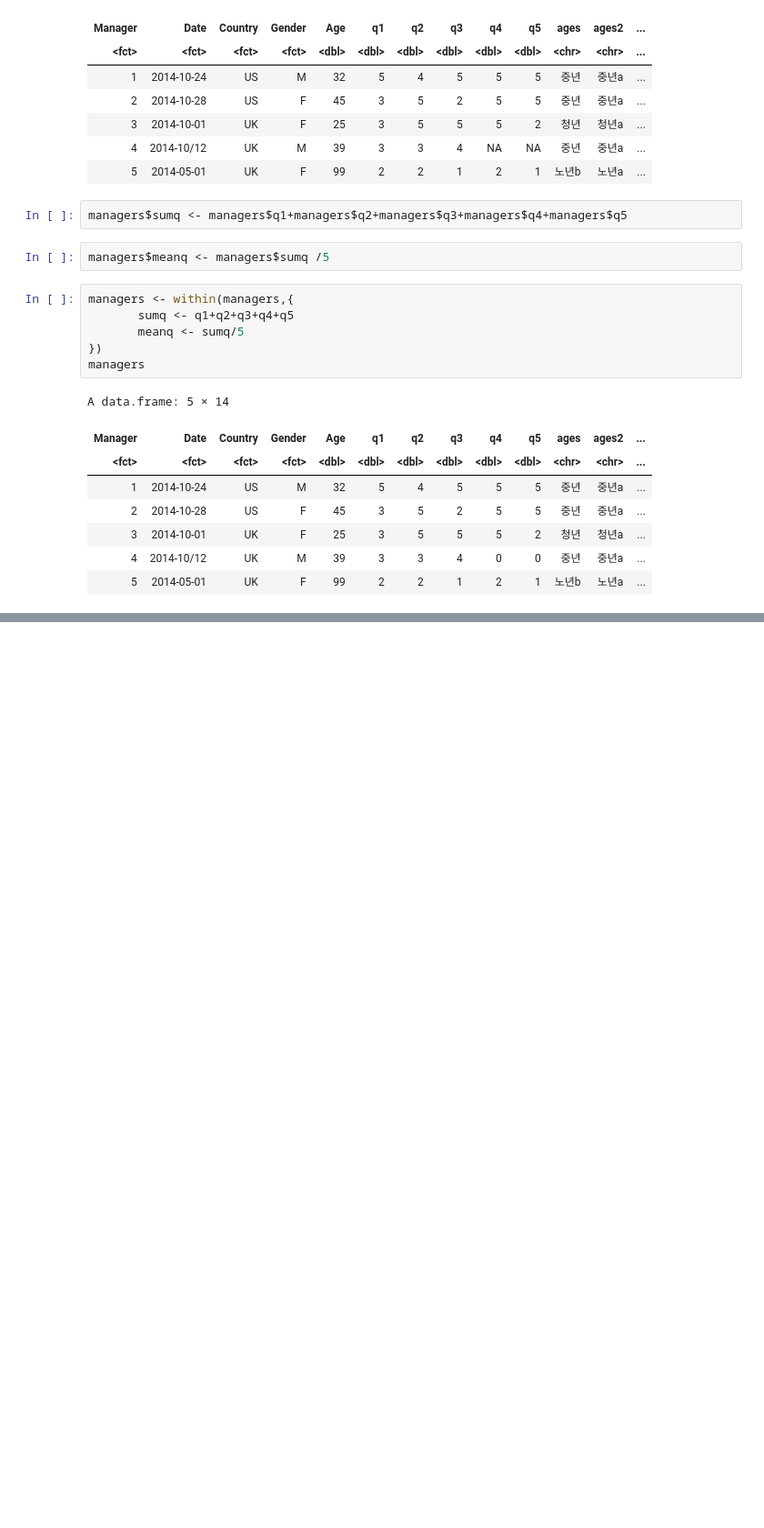
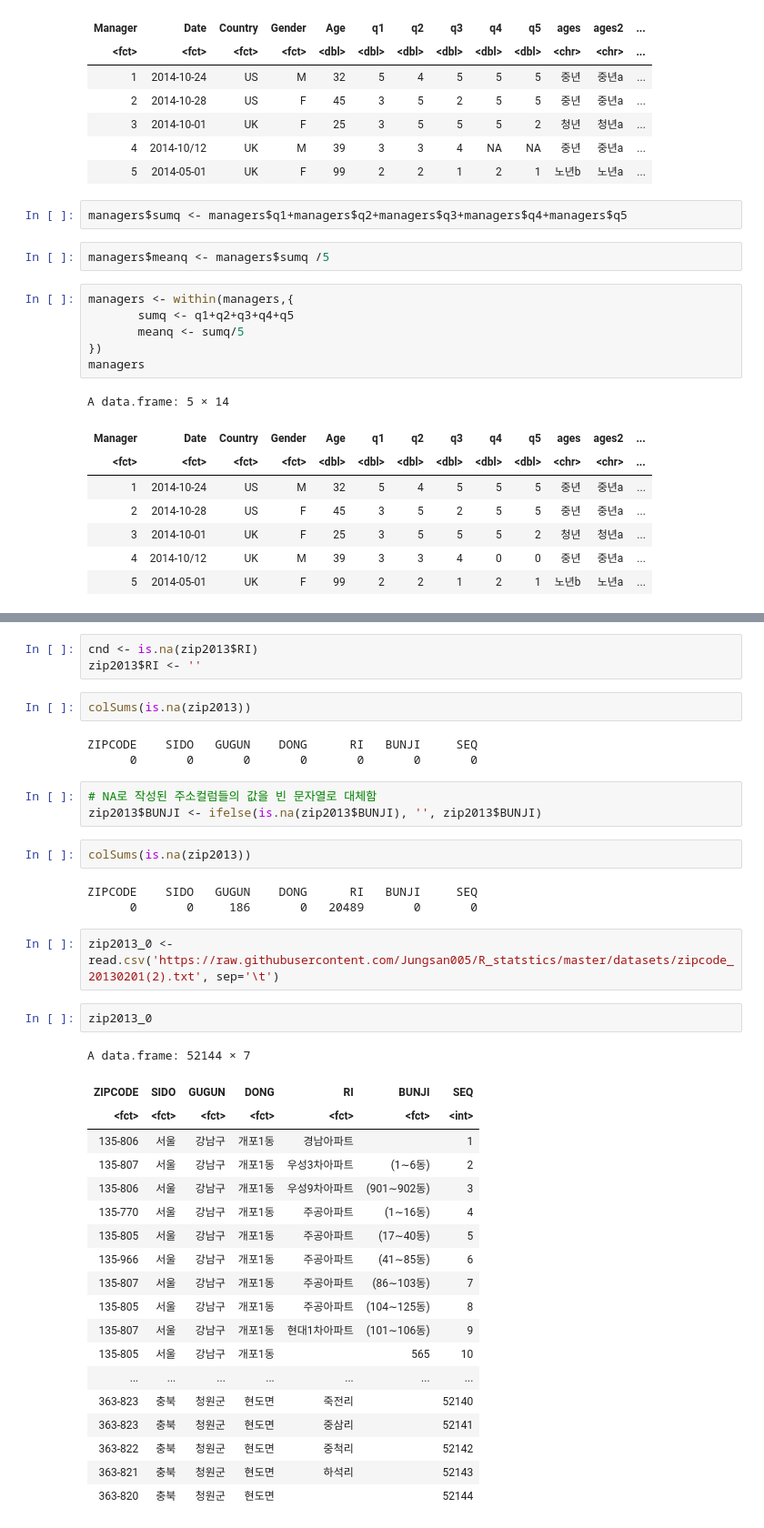
Before and after one commit to Jungsan005/R_statstics, a Jupyter notebook: 데이터프레임_다루기.ipynb, the cells around one changed output, grey strips where cells are left out. Shown at 91% size. Saved outputs shown, nothing was run; the diff lists cells and outputs as text; blank space fills up the shorter version.

```diff
--- a/데이터프레임_다루기.ipynb
+++ b/데이터프레임_다루기.ipynb
@@ -249,0 +382,40 @@ A data.frame: 5 × 14
+# %%
+cnd <- is.na(zip2013$RI)
+zip2013$RI <- ''
+# %%
+colSums(is.na(zip2013))
+# %% [output]
+ZIPCODE    SIDO   GUGUN    DONG      RI   BUNJI     SEQ
+      0       0       0       0       0       0       0
+# %%
+# NA로 작성된 주소컬럼들의 값을 빈 문자열로 대체함
+zip2013$BUNJI <- ifelse(is.na(zip2013$BUNJI), '', zip2013$BUNJI)
+# %%
+colSums(is.na(zip2013))
+# %% [output]
+ZIPCODE    SIDO   GUGUN    DONG      RI   BUNJI     SEQ
+      0       0     186       0   20489       0       0
+# %%
+zip2013_0 <- read.csv('https://raw.githubusercontent.com/Jungsan005/R_statstics/master/datasets/zipcode_20130201(2).txt', sep='\t')
+# %%
+zip2013_0
+# %% [output]
+A data.frame: 52144 × 7
+| ZIPCODE | SIDO | GUGUN | DONG | RI | BUNJI | SEQ |
+| <fct> | <fct> | <fct> | <fct> | <fct> | <fct> | <int> |
+| 135-806 | 서울 | 강남구 | 개포1동 | 경남아파트 |  | 1 |
+| 135-807 | 서울 | 강남구 | 개포1동 | 우성3차아파트 | (1∼6동) | 2 |
+| 135-806 | 서울 | 강남구 | 개포1동 | 우성9차아파트 | (901∼902동) | 3 |
+| 135-770 | 서울 | 강남구 | 개포1동 | 주공아파트 | (1∼16동) | 4 |
+| 135-805 | 서울 | 강남구 | 개포1동 | 주공아파트 | (17∼40동) | 5 |
+| 135-966 | 서울 | 강남구 | 개포1동 | 주공아파트 | (41∼85동) | 6 |
+| 135-807 | 서울 | 강남구 | 개포1동 | 주공아파트 | (86∼103동) | 7 |
+| 135-805 | 서울 | 강남구 | 개포1동 | 주공아파트 | (104∼125동) | 8 |
+| 135-807 | 서울 | 강남구 | 개포1동 | 현대1차아파트 | (101∼106동) | 9 |
+| 135-805 | 서울 | 강남구 | 개포1동 |  | 565 | 10 |
+| ... | ... | ... | ... | ... | ... | ... |
+| 363-823 | 충북 | 청원군 | 현도면 | 죽전리 |  | 52140 |
+| 363-823 | 충북 | 청원군 | 현도면 | 중삼리 |  | 52141 |
+| 363-822 | 충북 | 청원군 | 현도면 | 중척리 |  | 52142 |
+| 363-821 | 충북 | 청원군 | 현도면 | 하석리 |  | 52143 |
+| 363-820 | 충북 | 청원군 | 현도면 |  |  | 52144 |
```
Also changed, not shown: parts of 26 cells of this notebook.
